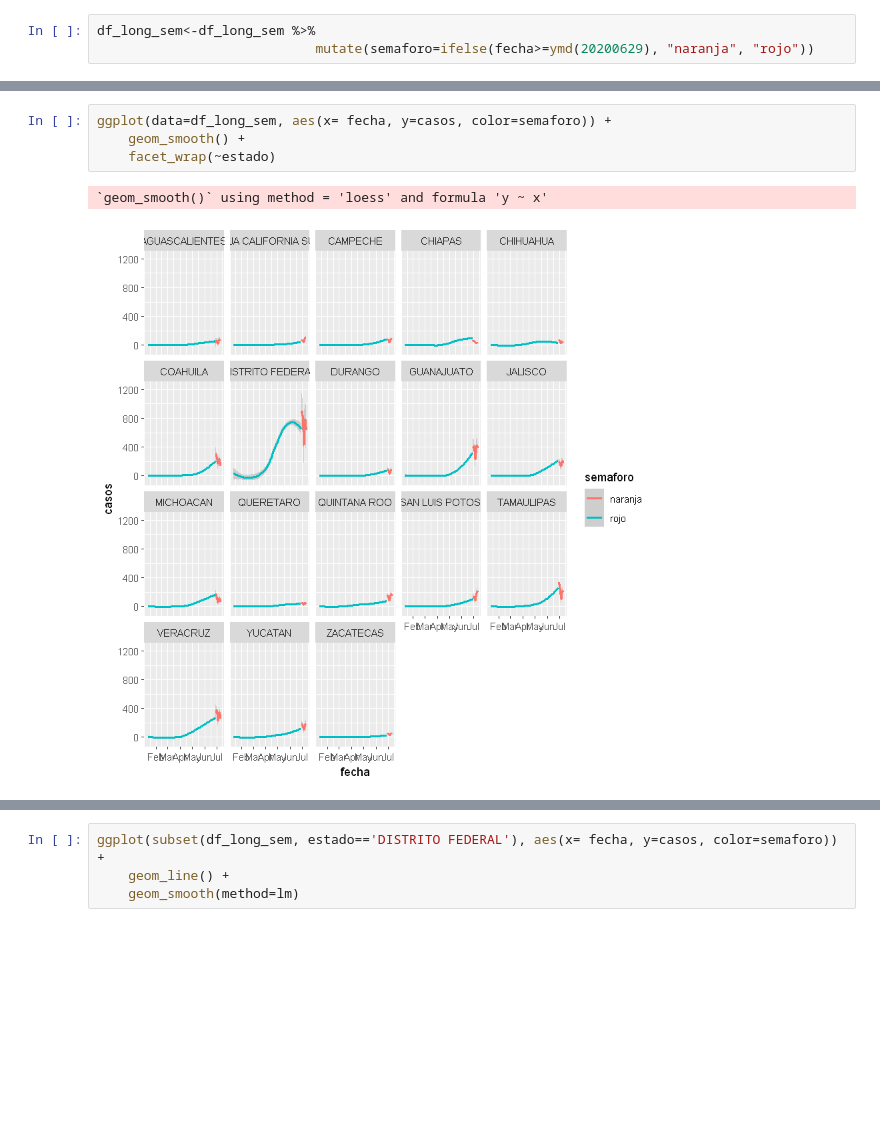
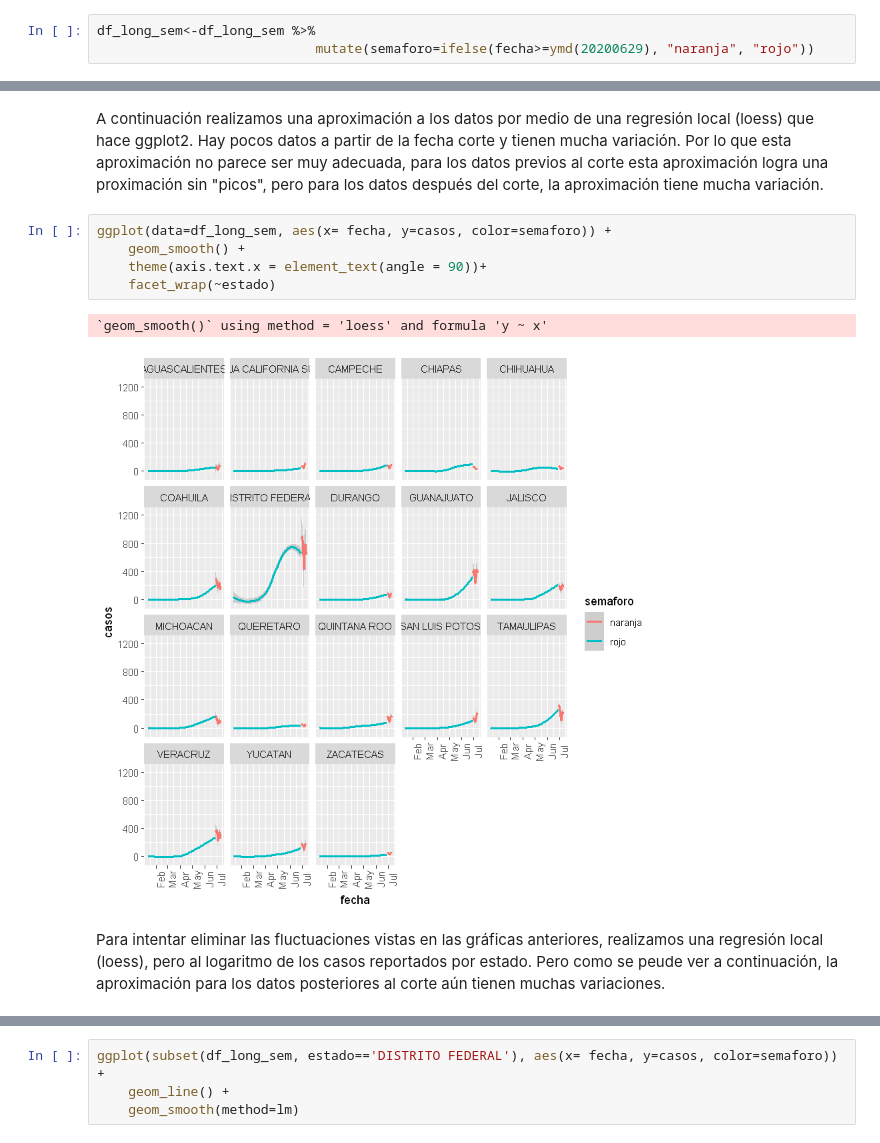
Before and after one commit to prope-2020-gh-classroom/practica-final-por-equipos-verano-2020-itam-vviiccttoorr, a Jupyter notebook: practica_final_equipo_4.ipynb, the cells around one changed output, grey strips where cells are left out. Drawn from its saved outputs; the diff is of its cells as text; blank space fills up the shorter version.

```diff
--- a/practica_final_equipo_4.ipynb
+++ b/practica_final_equipo_4.ipynb
@@ -338,10 +370,15 @@ df_long_sem<-df_long_sem %>%
+# %% [markdown]
+A continuación realizamos una aproximación a los datos por medio de una regresión local (loess) que hace ggplot2. Hay pocos datos a partir de la fecha corte y tienen mucha variación. Por lo que esta aproximación no parece ser muy adecuada, para los datos previos al corte esta aproximación logra una proximación sin "picos", pero para los datos después del corte, la aproximación tiene mucha variación.
 # %%
 ggplot(data=df_long_sem, aes(x= fecha, y=casos, color=semaforo)) +
     geom_smooth() +
+    theme(axis.text.x = element_text(angle = 90))+
     facet_wrap(~estado)
 # %% [output]
 `geom_smooth()` using method = 'loess' and formula 'y ~ x'
-[figure, old version]
+[figure, new version]
+# %% [markdown]
+Para intentar eliminar las fluctuaciones vistas en las gráficas anteriores, realizamos una regresión local (loess), pero al logaritmo de los casos reportados por estado. Pero como se peude ver a continuación, la aproximación para los datos posteriores al corte aún tienen muchas variaciones.
 # %%
 ggplot(data=df_long_sem, aes(x= fecha, y=log(casos), color=semaforo)) +
     geom_smooth() +
```
Also changed, not shown: parts of 45 cells of this notebook.
